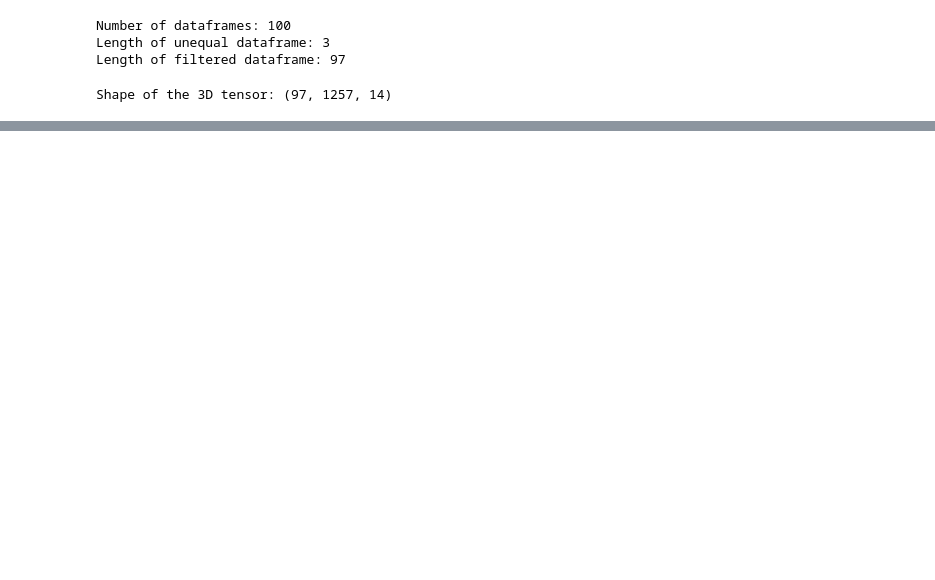
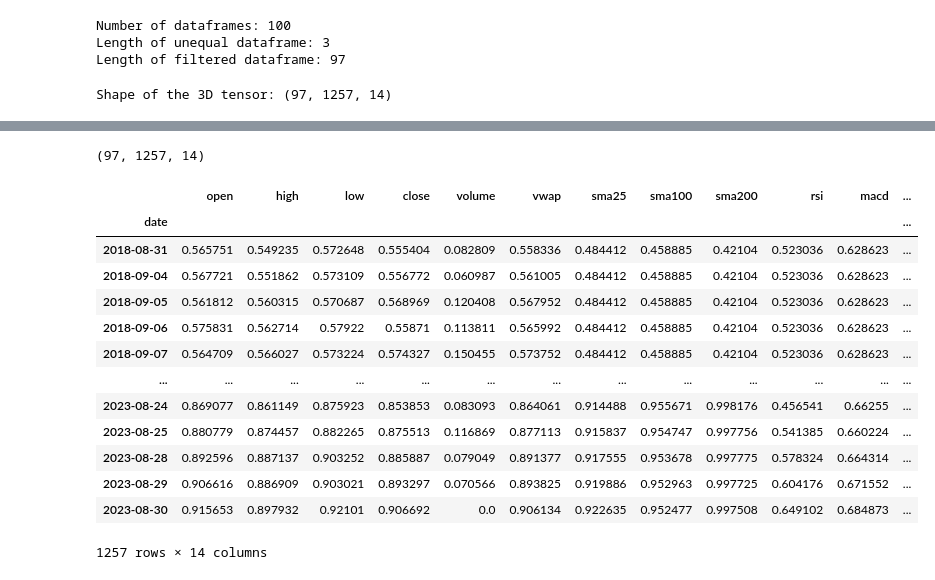
Before and after one commit to Saminho44/FolioWise-project, a Jupyter notebook: final_pipeline.ipynb, the cells around one changed output, grey strips where cells are left out. Saved outputs shown, nothing was run; the diff lists cells and outputs as text; code cells hidden in the pictures; blank space fills up the shorter version.

```diff
--- a/final_pipeline.ipynb
+++ b/final_pipeline.ipynb
@@ -394,0 +417,4 @@ array([[0.0649826766578036, 0.0432785102623352, 0.08078394523122359, ...,
+# %%
+x, y, z
+# %% [output]
+(97, 1257, 14)
@@ -394,0 +423,17 @@ array([[0.0649826766578036, 0.0432785102623352, 0.08078394523122359, ...,
+# %%
+filtered_dataframes[1]
+# %% [output]
+|  | open | high | low | close | volume | vwap | sma25 | sma100 | sma200 | rsi | macd | ... |
+| date |  |  |  |  |  |  |  |  |  |  |  | ... |
+| 2018-08-31 | 0.565751 | 0.549235 | 0.572648 | 0.555404 | 0.082809 | 0.558336 | 0.484412 | 0.458885 | 0.42104 | 0.523036 | 0.628623 | ... |
+| 2018-09-04 | 0.567721 | 0.551862 | 0.573109 | 0.556772 | 0.060987 | 0.561005 | 0.484412 | 0.458885 | 0.42104 | 0.523036 | 0.628623 | ... |
+| 2018-09-05 | 0.561812 | 0.560315 | 0.570687 | 0.568969 | 0.120408 | 0.567952 | 0.484412 | 0.458885 | 0.42104 | 0.523036 | 0.628623 | ... |
+| 2018-09-06 | 0.575831 | 0.562714 | 0.57922 | 0.55871 | 0.113811 | 0.565992 | 0.484412 | 0.458885 | 0.42104 | 0.523036 | 0.628623 | ... |
+| 2018-09-07 | 0.564709 | 0.566027 | 0.573224 | 0.574327 | 0.150455 | 0.573752 | 0.484412 | 0.458885 | 0.42104 | 0.523036 | 0.628623 | ... |
+| ... | ... | ... | ... | ... | ... | ... | ... | ... | ... | ... | ... | ... |
+| 2023-08-24 | 0.869077 | 0.861149 | 0.875923 | 0.853853 | 0.083093 | 0.864061 | 0.914488 | 0.955671 | 0.998176 | 0.456541 | 0.66255 | ... |
+| 2023-08-25 | 0.880779 | 0.874457 | 0.882265 | 0.875513 | 0.116869 | 0.877113 | 0.915837 | 0.954747 | 0.997756 | 0.541385 | 0.660224 | ... |
+| 2023-08-28 | 0.892596 | 0.887137 | 0.903252 | 0.885887 | 0.079049 | 0.891377 | 0.917555 | 0.953678 | 0.997775 | 0.578324 | 0.664314 | ... |
+| 2023-08-29 | 0.906616 | 0.886909 | 0.903021 | 0.893297 | 0.070566 | 0.893825 | 0.919886 | 0.952963 | 0.997725 | 0.604176 | 0.671552 | ... |
+| 2023-08-30 | 0.915653 | 0.897932 | 0.92101 | 0.906692 | 0.0 | 0.906134 | 0.922635 | 0.952477 | 0.997508 | 0.649102 | 0.684873 | ... |
+1257 rows × 14 columns
```
Also changed, not shown: parts of 11 cells of this notebook, 12 other files.
